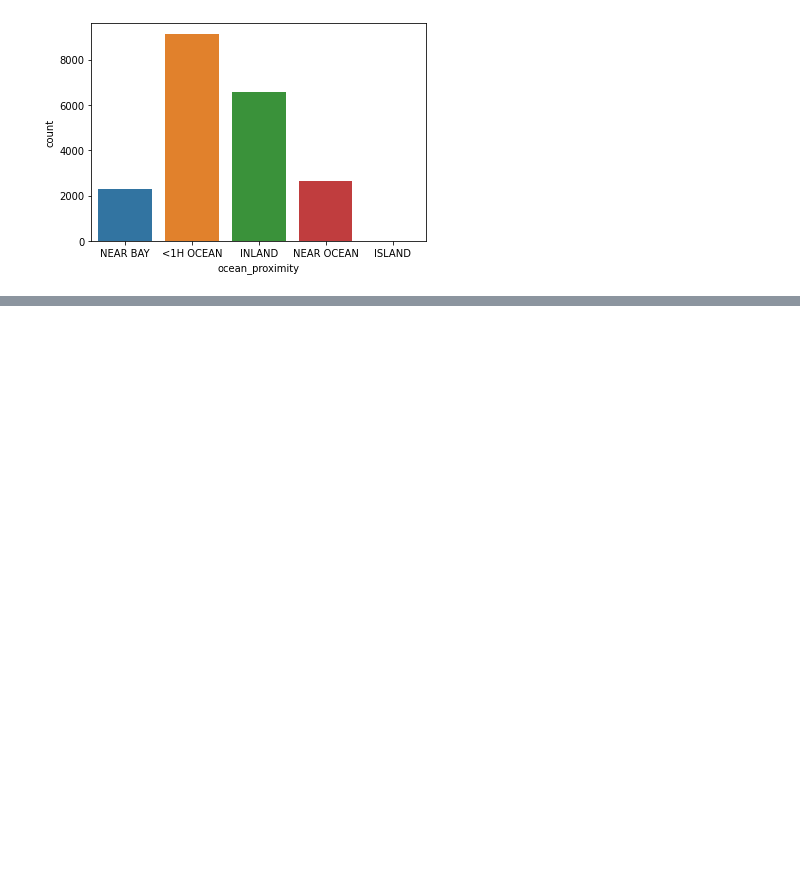
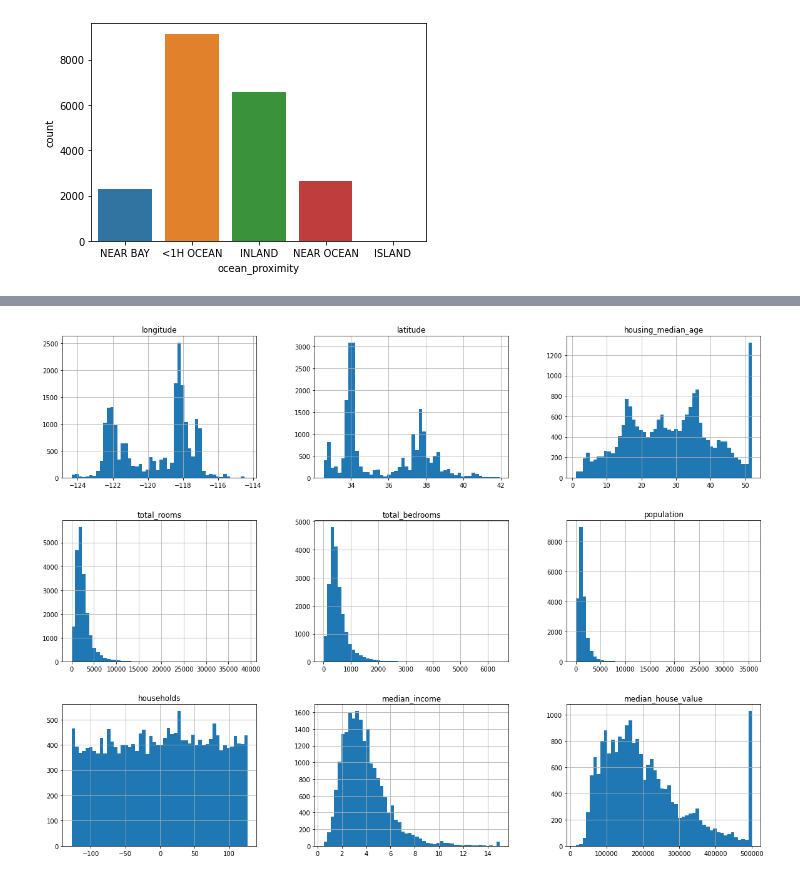
Before and after one commit to sks95/python_basics, a Jupyter notebook: E2E_project.ipynb, the cells around one changed output, grey strips where cells are left out. Drawn from its saved outputs; the diff is of its cells as text; code cells hidden in the pictures; blank space fills up the shorter version.

```diff
--- a/E2E_project.ipynb
+++ b/E2E_project.ipynb
@@ -152,0 +198,5 @@ sns.countplot(data=df , x='ocean_proximity');
+# %%
+df.hist(bins = 50, figsize=(20,15))
+plt.show()
+# %% [output]
+[figure, added]
```
Also changed, not shown: parts of 6 cells of this notebook.
